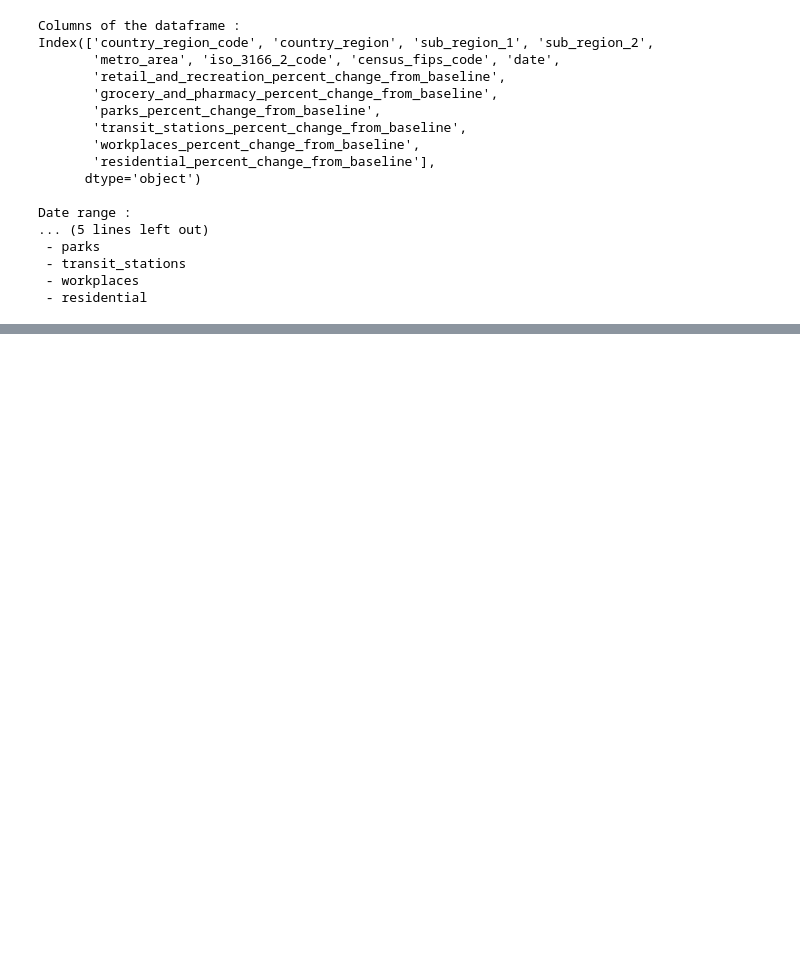
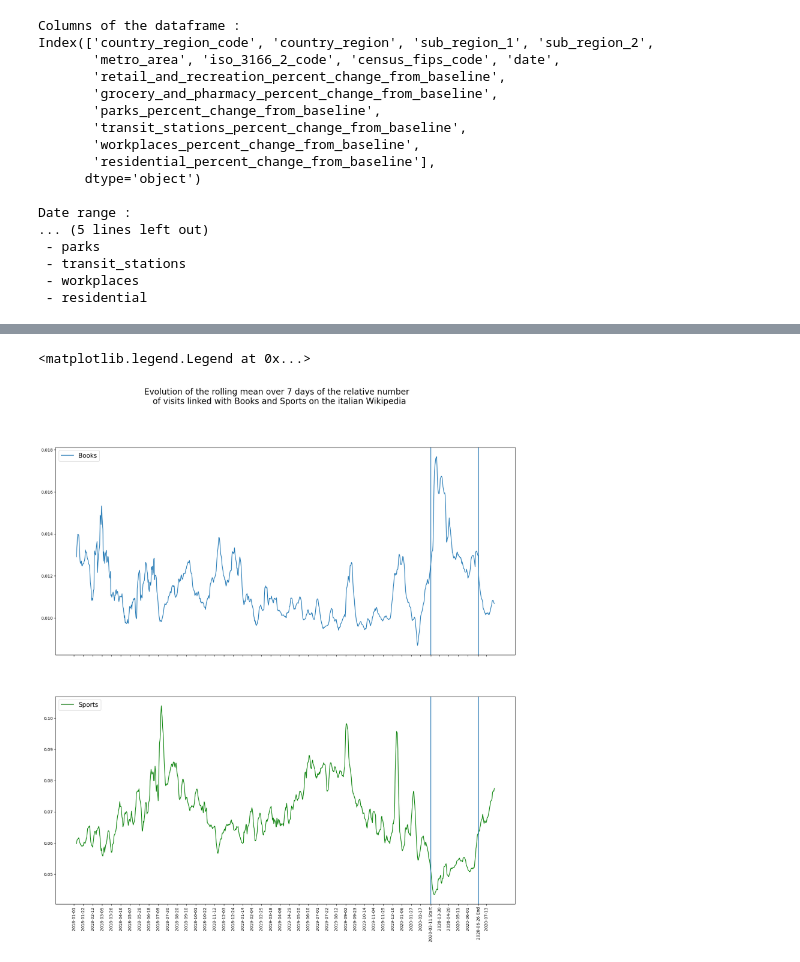
Before and after one commit to epfl-ada/ada-2022-project-datamineurs, a Jupyter notebook: ADA_coronawiki_project.ipynb, the cells around one changed output, grey strips where cells are left out. Drawn from its saved outputs; the diff is of its cells as text; code cells hidden in the pictures; blank space fills up the shorter version.

Commit message:
milestone 2 over

```diff
--- a/ADA_coronawiki_project.ipynb
+++ b/ADA_coronawiki_project.ipynb
@@ -470,0 +408,49 @@ During the first weeks of the lockdown we can clearly identify a very marked inc
+# %%
+# Let's plot the evolution of the relative number of visits for two topics that have a large variation: Sports and Books
+
+# For books and sports we create a list with the daily relative number of visits on the italian version linked to these topics
+books = pd.Series(list(json_timeseries['it']['topics']['Culture.Media.Books']['percent'].values()))
+sport = pd.Series(list(json_timeseries['it']['topics']['Culture.Sports']['percent'].values()))
+
+# We do the same on the mobile version of the italian Wikipedia
+books_m = pd.Series(list(json_timeseries['it.m']['topics']['Culture.Media.Books']['percent'].values()))
+sport_m = pd.Series(list(json_timeseries['it']['topics']['Culture.Sports']['percent'].values()))
+
+# For these two topics we add the values for the mobile and classic version
+books_tot = books.add(books_m)
+sport_tot = sport.add(sport_m)
+
+# For the purpose of plotting our results we create a list of days with only 1 day in 21 and we also create a list of index for these days
+time_reduced = [time[21*i] for i in range(int(len(time)/21)+1)]
+time_pos = [21*i for i in range(int(len(time)/21)+1)]
+
+# We add to the reduced list of days and the list of their index the dates of lockdowns in Italy
+time_pos.append(start_index)
+time_reduced.append(lockdown_start[0]+' Start')
+
+time_pos.append(end_index)
+time_reduced.append(lockdown_end[0]+' End')
+
+# We also remove two points which are too close from the start/end of the lockdown to have a nice plot
+time_pos.pop(time_reduced.index('2020-03-09'))
+time_reduced.pop(time_reduced.index('2020-03-09'))
+
+time_pos.pop(time_reduced.index('2020-06-22'))
+time_reduced.pop(time_reduced.index('2020-06-22'))
+
+fig, [ax1,ax2] = plt.subplots(2,1,figsize=(20,20),sharex=True)
+ax1.plot(books_tot.rolling(7).mean(),label='Books')
+ax2.plot(sport_tot.rolling(7).mean(),color='green',label='Sports')
+ax2.set_xticks(time_pos,time_reduced,fontsize=10)
+ax2.tick_params('x',labelrotation=90)
+ax1.axvline(x=start_index)
+ax1.axvline(x=end_index)
+ax2.axvline(x=start_index)
+ax2.axvline(x=end_index)
+fig.suptitle('Evolution of the rolling mean over 7 days of the relative number \n of visits linked with Books and Sports on the italian Wikipedia',fontsize=20)
+
+ax1.legend(fontsize=15)
+ax2.legend(fontsize=15)
+# %% [output]
+<matplotlib.legend.Legend at 0x...>
+[figure, added]
```
Also changed, not shown: parts of 24 cells of this notebook, 1 other file.
